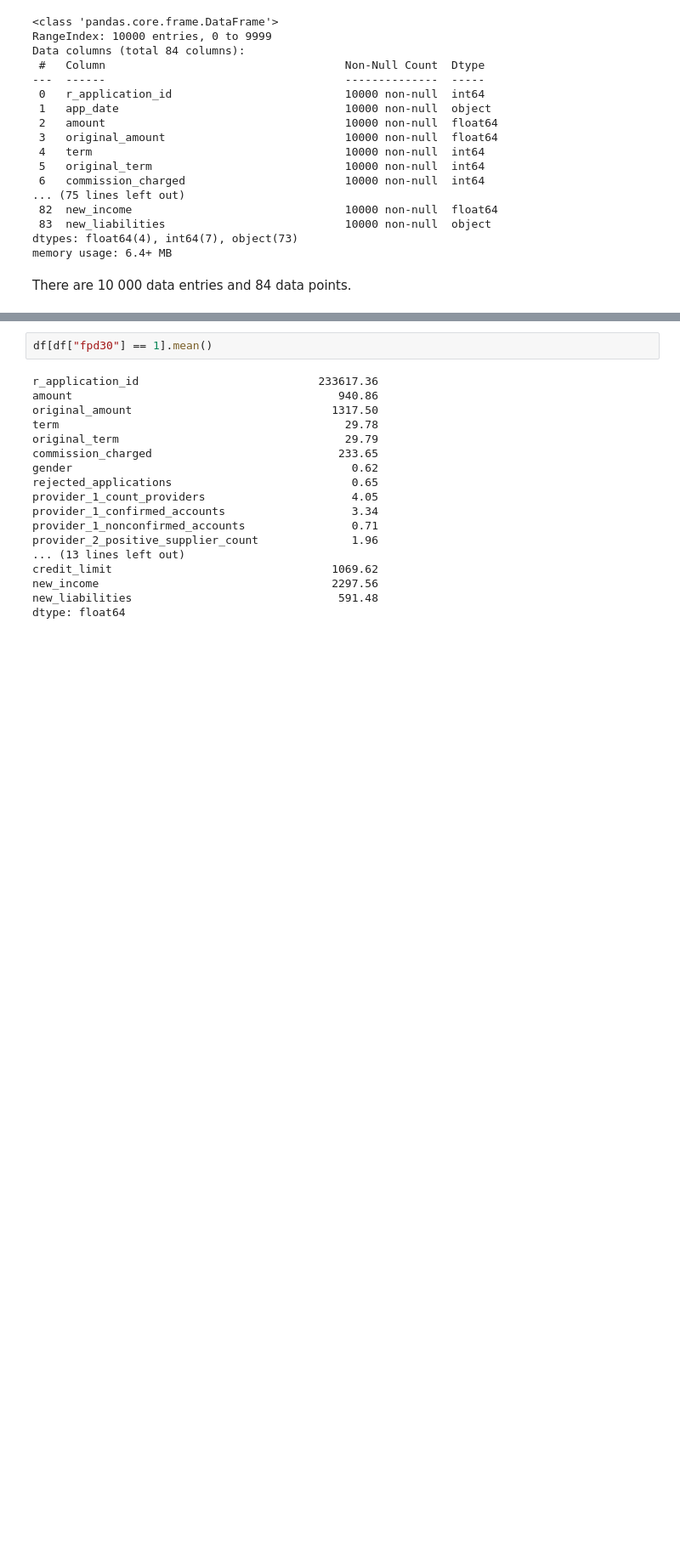
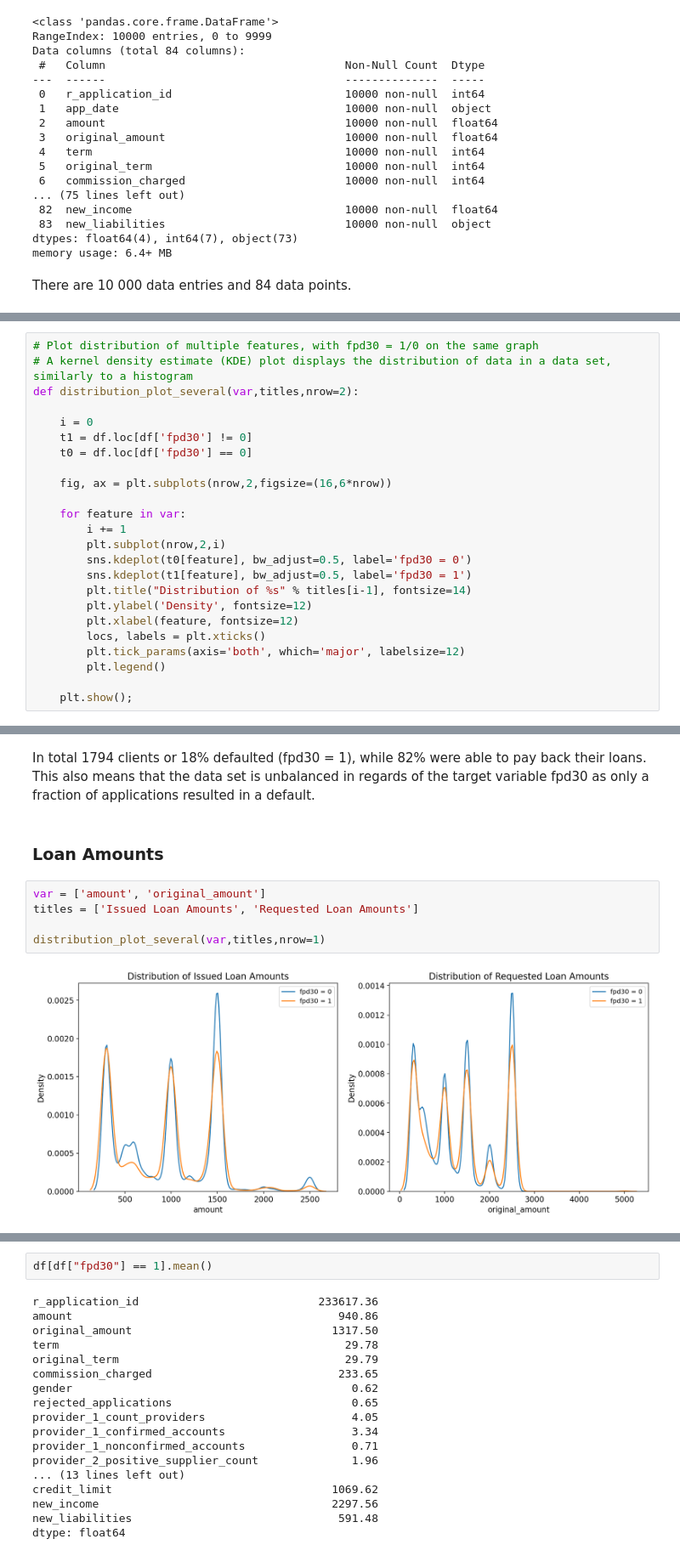
Before and after one commit to ArtisVansovics/loan_data_analysis, a Jupyter notebook: loan_data_analysis.ipynb, the cells around one changed output, grey strips where cells are left out. Shown at 85% size. Drawn from its saved outputs; the diff is of its cells as text; blank space fills up the shorter version.

```diff
--- a/loan_data_analysis.ipynb
+++ b/loan_data_analysis.ipynb
@@ -78,0 +114,24 @@ There are 10 000 data entries and 84 data points.
+# %%
+# Plot distribution of multiple features, with fpd30 = 1/0 on the same graph
+# A kernel density estimate (KDE) plot displays the distribution of data in a data set, similarly to a histogram
+def distribution_plot_several(var,titles,nrow=2):
+
+    i = 0
+    t1 = df.loc[df['fpd30'] != 0]
+    t0 = df.loc[df['fpd30'] == 0]
+
+    fig, ax = plt.subplots(nrow,2,figsize=(16,6*nrow))
+
+    for feature in var:
+        i += 1
+        plt.subplot(nrow,2,i)
+        sns.kdeplot(t0[feature], bw_adjust=0.5, label='fpd30 = 0')
+        sns.kdeplot(t1[feature], bw_adjust=0.5, label='fpd30 = 1')
+        plt.title("Distribution of %s" % titles[i-1], fontsize=14)
+        plt.ylabel('Density', fontsize=12)
+        plt.xlabel(feature, fontsize=12)
+        locs, labels = plt.xticks()
+        plt.tick_params(axis='both', which='major', labelsize=12)
+        plt.legend()
+
+    plt.show();
@@ -78,0 +161,11 @@ There are 10 000 data entries and 84 data points.
+# %% [markdown]
+In total 1794 clients or 18% defaulted (fpd30 = 1), while 82% were able to pay back their loans. This also means that the data set is unbalanced in regards of the target variable fpd30 as only a fraction of applications resulted in a default.
+# %% [markdown]
+### Loan Amounts
+# %%
+var = ['amount', 'original_amount']
+titles = ['Issued Loan Amounts', 'Requested Loan Amounts']
+
+distribution_plot_several(var,titles,nrow=1)
+# %% [output]
+[figure, added]
```
Also changed, not shown: parts of 36 cells of this notebook.
